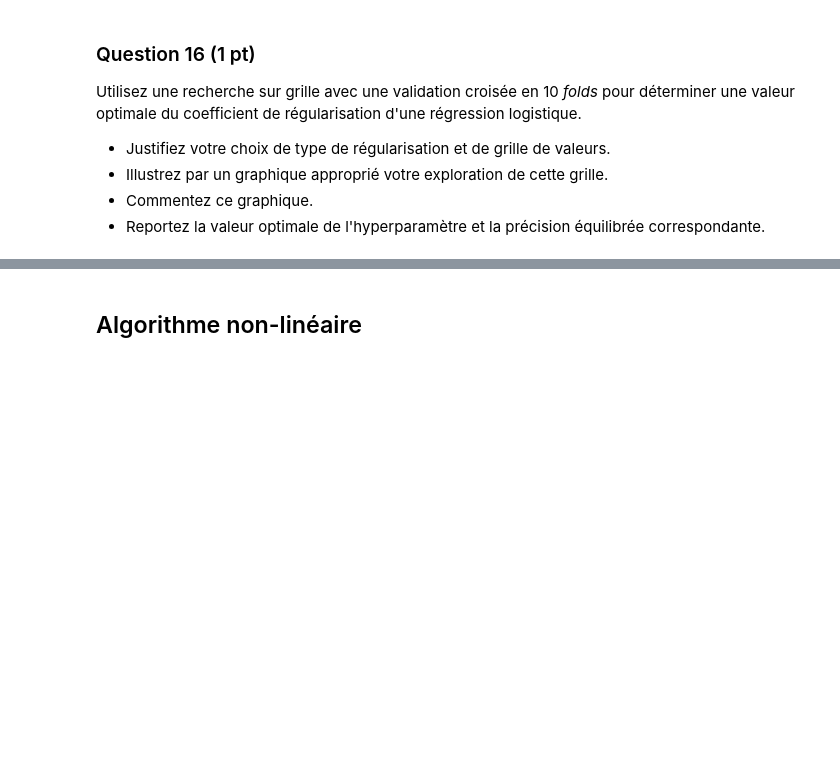
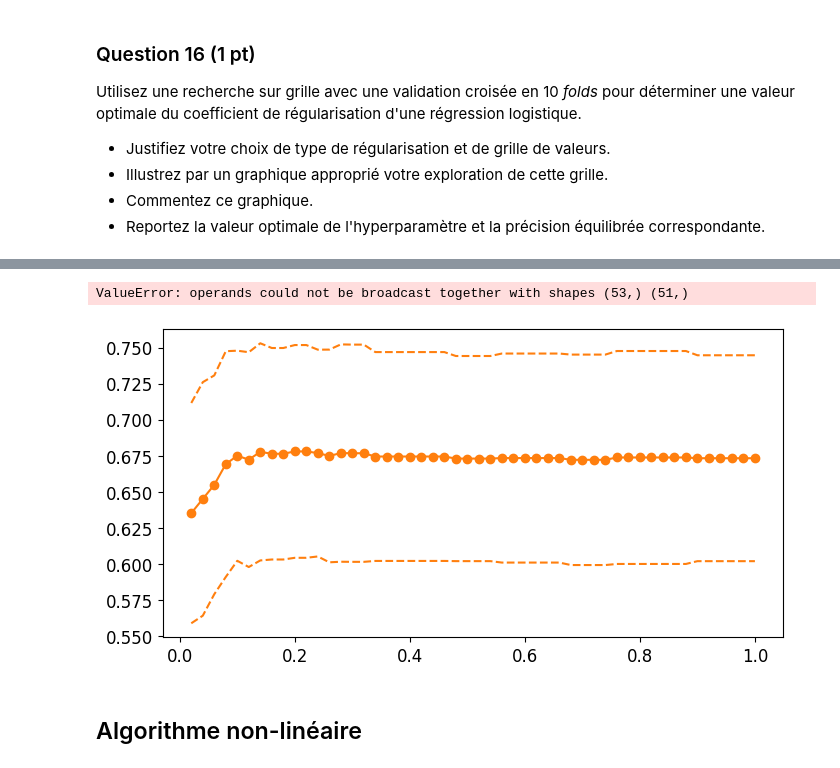
Before and after one commit to antoinebossin/Projet_data, a Jupyter notebook: Projet.ipynb, the cells around one changed output, grey strips where cells are left out. Saved outputs shown, nothing was run; the diff lists cells and outputs as text; code cells hidden in the pictures; blank space fills up the shorter version.

```diff
--- a/Projet.ipynb
+++ b/Projet.ipynb
@@ -397,3 +531,38 @@ Utilisez une recherche sur grille avec une validation croisée en 10 _folds_ pou
+# %%
+# Tracé
+plt.figure(figsize=(8, 4))
+
+moy_accuracy = grid_logistic.cv_results_['mean_test_score']
+std_error = grid_logistic.cv_results_['std_test_score']
+# print(grid_logistic.cv_results_.keys())
+# print(grid_logistic.cv_results_['param_C'])
+# print(moy_accuracy, std_error)
+# affichage de l'accuracy moyenne :
+plt.plot(grid_logistic.cv_results_['param_C'], moy_accuracy, label="regression logistique", color='tab:orange', marker='o')
+
+plt.plot(grid_logistic.cv_results_['param_C'], moy_accuracy + std_error,
+             color='tab:orange', linestyle='dashed')
+plt.plot(grid_logistic.cv_results_['param_C'], moy_accuracy - std_error,
+             color='tab:orange', linestyle='dashed')
+
+# colorer l'espace entre les courbes représentant les écarts-types
+plt.fill_between(K, (moy_accuracy + std_error), (moy_accuracy - std_error),
+                 color='tab:orange',
+                 alpha=0.2, # contrôle la transparence
+                )
+
+# Mise en forme
+plt.xlabel("C")
+plt.ylabel("balanced_accuracy +/- un écart-type")
+plt.xlim([c[0], c[-1]])
+plt.title("Recherche sur grille (knn)")
+plt.legend(loc='best')
+
+best_c = grid_logistic.best_params_['param_C']
+print(f"Best k from cross-validation: {best_c}, with a balanced accuracy score of {grid_logistic.best_score_: .2f}")
+# %% [output]
+ValueError: operands could not be broadcast together with shapes (53,) (51,)
+[figure, added]
 # %% [markdown]
 ## Algorithme non-linéaire
 # %% [markdown]
```
Also changed, not shown: parts of 7 cells of this notebook, 1 other file.
